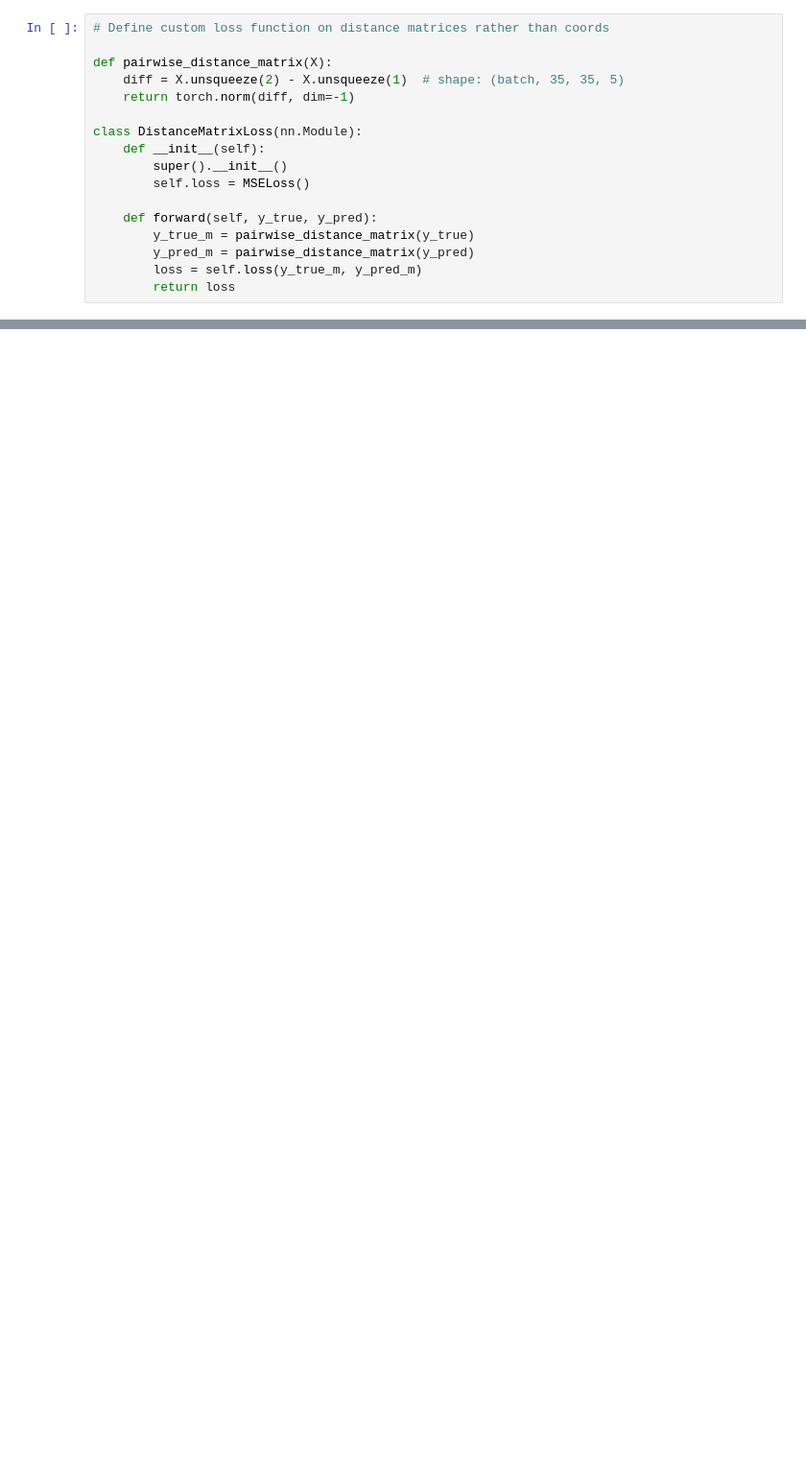
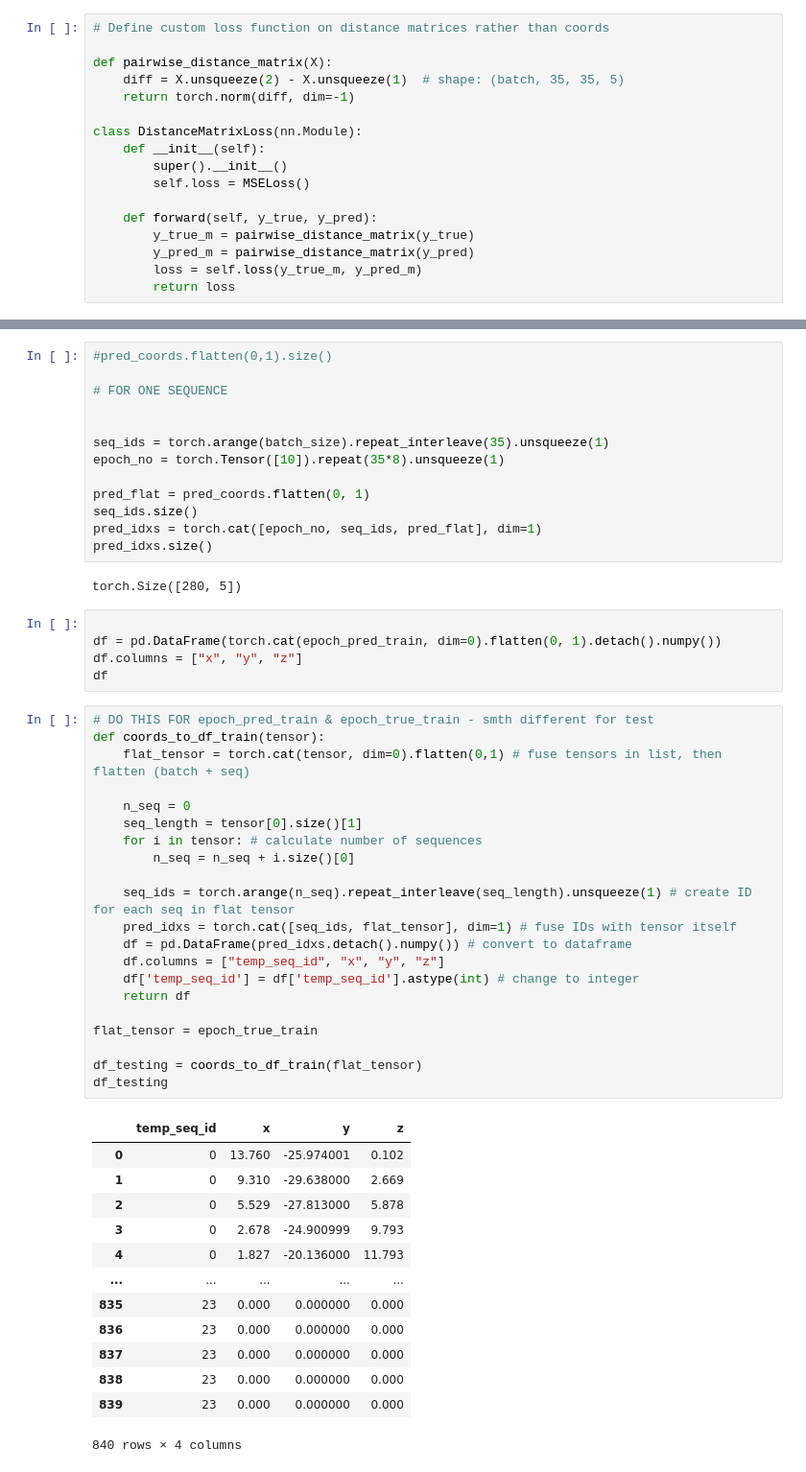
Before and after one commit to mariaserov/kaggle_RNAfold, a Jupyter notebook: notebooks/02_Initial_Modelling.ipynb, the cells around one changed output, grey strips where cells are left out. Shown: that part at 96% size. Cells and saved outputs as stored; diff of their text form; blank space fills up the shorter version.

```diff
--- a/notebooks/02_Initial_Modelling.ipynb
+++ b/notebooks/02_Initial_Modelling.ipynb
@@ -353,0 +421,55 @@ tensor([[[-5.1221, -1.5074, -3.5171],
+# %%
+#pred_coords.flatten(0,1).size()
+
+# FOR ONE SEQUENCE
+
+
+seq_ids = torch.arange(batch_size).repeat_interleave(35).unsqueeze(1)
+epoch_no = torch.Tensor([10]).repeat(35*8).unsqueeze(1)
+
+pred_flat = pred_coords.flatten(0, 1)
+seq_ids.size()
+pred_idxs = torch.cat([epoch_no, seq_ids, pred_flat], dim=1)
+pred_idxs.size()
+# %% [output]
+torch.Size([280, 5])
+# %%
+
+df = pd.DataFrame(torch.cat(epoch_pred_train, dim=0).flatten(0, 1).detach().numpy())
+df.columns = ["x", "y", "z"]
+df
+# %%
+# DO THIS FOR epoch_pred_train & epoch_true_train - smth different for test
+def coords_to_df_train(tensor):
+    flat_tensor = torch.cat(tensor, dim=0).flatten(0,1) # fuse tensors in list, then flatten (batch + seq)
+
+    n_seq = 0
+    seq_length = tensor[0].size()[1]
+    for i in tensor: # calculate number of sequences
+        n_seq = n_seq + i.size()[0]
+
+    seq_ids = torch.arange(n_seq).repeat_interleave(seq_length).unsqueeze(1) # create ID for each seq in flat tensor
+    pred_idxs = torch.cat([seq_ids, flat_tensor], dim=1) # fuse IDs with tensor itself
+    df = pd.DataFrame(pred_idxs.detach().numpy()) # convert to dataframe
+    df.columns = ["temp_seq_id", "x", "y", "z"]
+    df['temp_seq_id'] = df['temp_seq_id'].astype(int) # change to integer
+    return df
+
+flat_tensor = epoch_true_train
+
+df_testing = coords_to_df_train(flat_tensor)
+df_testing
+# %% [output]
+|  | temp_seq_id | x | y | z |
+| 0 | 0 | 13.760 | -25.974001 | 0.102 |
+| 1 | 0 | 9.310 | -29.638000 | 2.669 |
+| 2 | 0 | 5.529 | -27.813000 | 5.878 |
+| 3 | 0 | 2.678 | -24.900999 | 9.793 |
+| 4 | 0 | 1.827 | -20.136000 | 11.793 |
+| ... | ... | ... | ... | ... |
+| 835 | 23 | 0.000 | 0.000000 | 0.000 |
+| 836 | 23 | 0.000 | 0.000000 | 0.000 |
+| 837 | 23 | 0.000 | 0.000000 | 0.000 |
+| 838 | 23 | 0.000 | 0.000000 | 0.000 |
+| 839 | 23 | 0.000 | 0.000000 | 0.000 |
+840 rows × 4 columns
```
Also changed, not shown: parts of 20 cells of this notebook, 1 other file.
